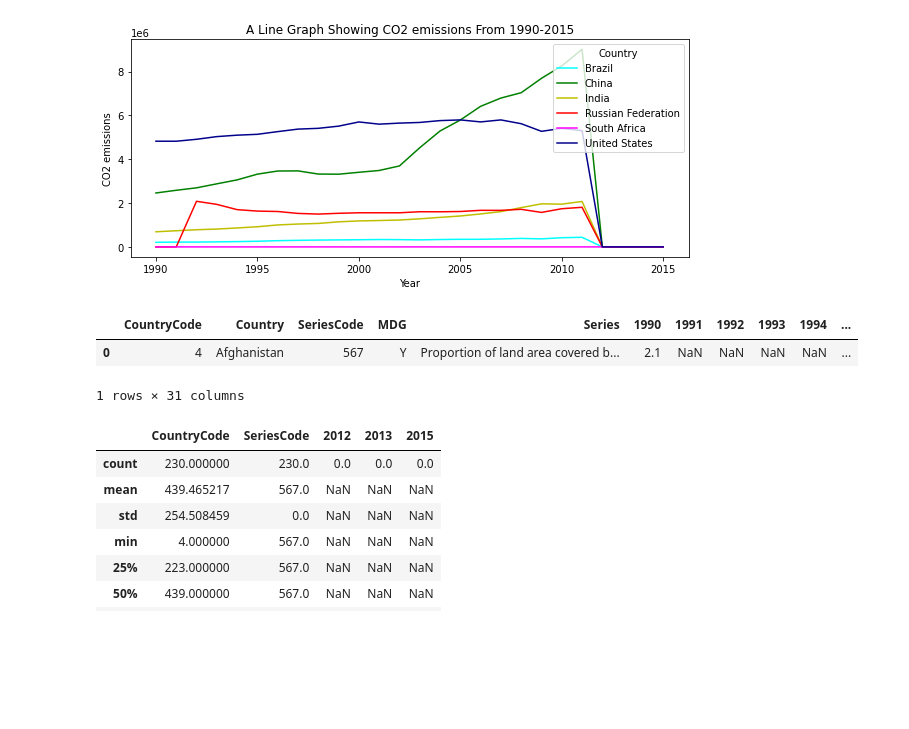
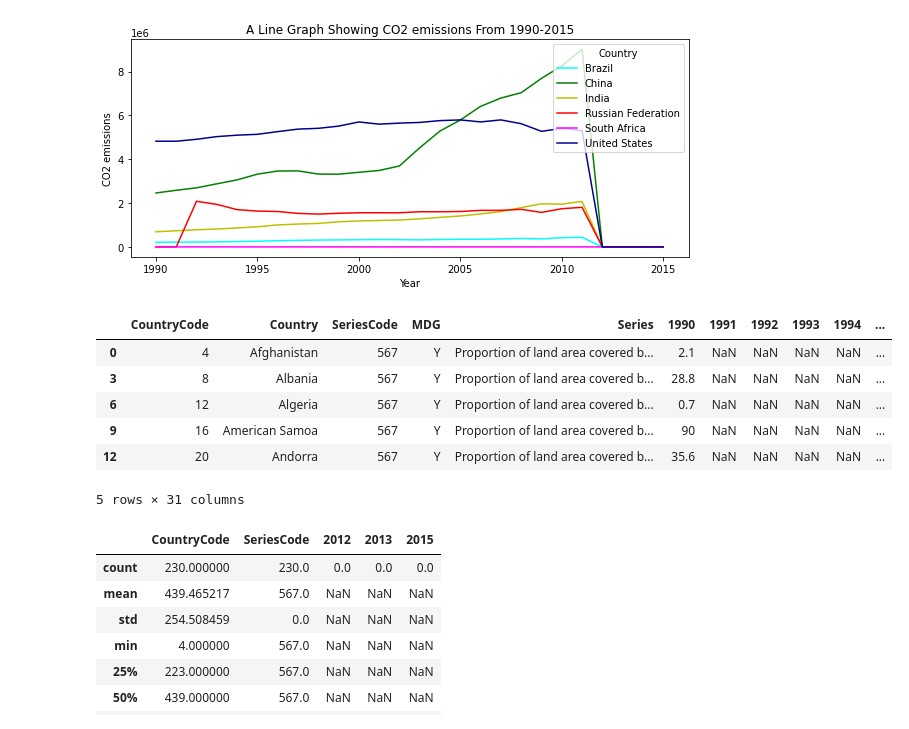
Before and after one commit to rethabilethulo/statistical_thinking1, a Jupyter notebook: Untitled.ipynb, the cells around one changed output. Cells and saved outputs as stored; diff of their text form; code cells hidden in the pictures; blank space fills up the shorter version.

```diff
--- a/Untitled.ipynb
+++ b/Untitled.ipynb
@@ -518,11 +522,15 @@ _ = all_stat.plot(ax = ax, color = ("cyan","g", "y",
 [figure]
 # %%
 df_stats = replacing_re[((replacing_re.SeriesCode == 567))]
-df_stats.head(1)
+df_stats.head()
 # %% [output]
 |  | CountryCode | Country | SeriesCode | MDG | Series | 1990 | 1991 | 1992 | 1993 | 1994 | ... |
 | 0 | 4 | Afghanistan | 567 | Y | Proportion of land area covered b... | 2.1 | NaN | NaN | NaN | NaN | ... |
+| 3 | 8 | Albania | 567 | Y | Proportion of land area covered b... | 28.8 | NaN | NaN | NaN | NaN | ... |
+| 6 | 12 | Algeria | 567 | Y | Proportion of land area covered b... | 0.7 | NaN | NaN | NaN | NaN | ... |
+| 9 | 16 | American Samoa | 567 | Y | Proportion of land area covered b... | 90 | NaN | NaN | NaN | NaN | ... |
+| 12 | 20 | Andorra | 567 | Y | Proportion of land area covered b... | 35.6 | NaN | NaN | NaN | NaN | ... |
-1 rows × 31 columns
+5 rows × 31 columns
 # %%
 df_stats.describe()
 # %% [output]
```
Also changed, not shown: parts of 26 cells of this notebook, 1 other file.
